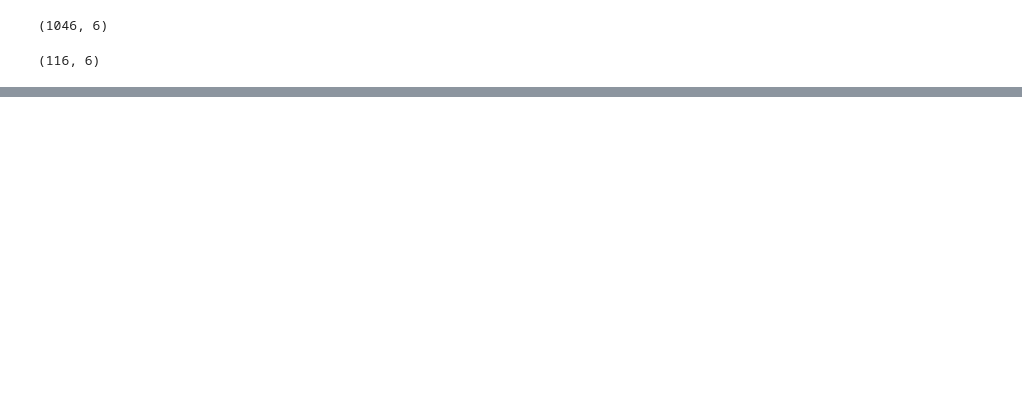
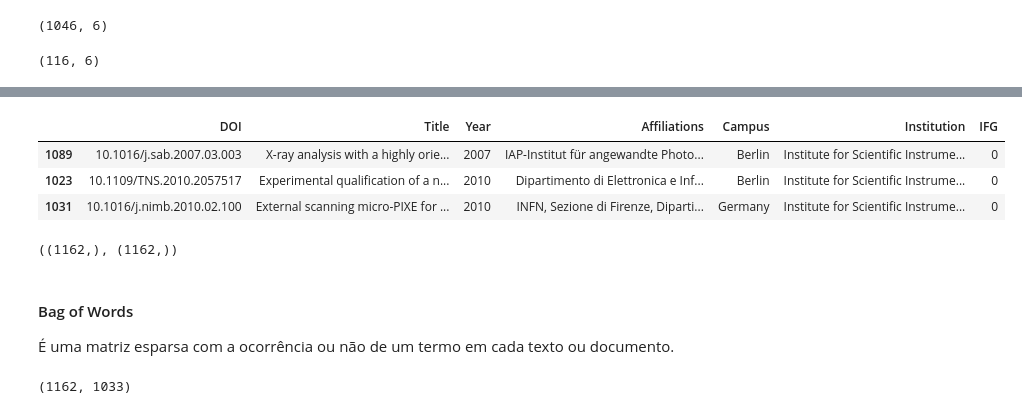
Before and after one commit to joaograndotto/PIBITI, a Jupyter notebook: Analises.ipynb, the cells around one changed output, grey strips where cells are left out. Drawn from its saved outputs; the diff is of its cells as text; code cells hidden in the pictures; blank space fills up the shorter version.

```diff
--- a/Analises.ipynb
+++ b/Analises.ipynb
@@ -206,0 +224,4 @@ np.mean(predicted_svm == test_dataset['Affiliations'])
+# %%
+url = 'https://raw.githubusercontent.com/joaograndotto/PIBITI/main/Datasets/dados_com_label.csv'
+dataset = pd.read_csv(url, sep="," )
+dataset.sample(n=3)
@@ -206,0 +233,17 @@ np.mean(predicted_svm == test_dataset['Affiliations'])
+# %%
+dataset['IFG'] = dataset['Institution'].apply(lambda x: 1 if str(x).strip() == "Instituto Federal de Goiás" else 0)
+dataset.sample(n=3)
+# %% [output]
+|  | DOI | Title | Year | Affiliations | Campus | Institution | IFG |
+| 1089 | 10.1016/j.sab.2007.03.003 | X-ray analysis with a highly orie... | 2007 | IAP-Institut für angewandte Photo... | Berlin | Institute for Scientific Instrume... | 0 |
+| 1023 | 10.1109/TNS.2010.2057517 | Experimental qualification of a n... | 2010 | Dipartimento di Elettronica e Inf... | Berlin | Institute for Scientific Instrume... | 0 |
+| 1031 | 10.1016/j.nimb.2010.02.100 | External scanning micro-PIXE for ... | 2010 | INFN, Sezione di Firenze, Diparti... | Germany | Institute for Scientific Instrume... | 0 |
+# %%
+X, y = dataset['Affiliations'], dataset['IFG']
+X.shape, y.shape
+# %% [output]
+((1162,), (1162,))
+# %% [markdown]
+#### Bag of Words
+
+É uma matriz esparsa com a ocorrência ou não de um termo em cada texto ou documento.
@@ -206,0 +259,4 @@ np.mean(predicted_svm == test_dataset['Affiliations'])
+# %%
+X.shape
+# %% [output]
+(1162, 1033)
```
Also changed, not shown: parts of 35 cells of this notebook, 1 other file.
